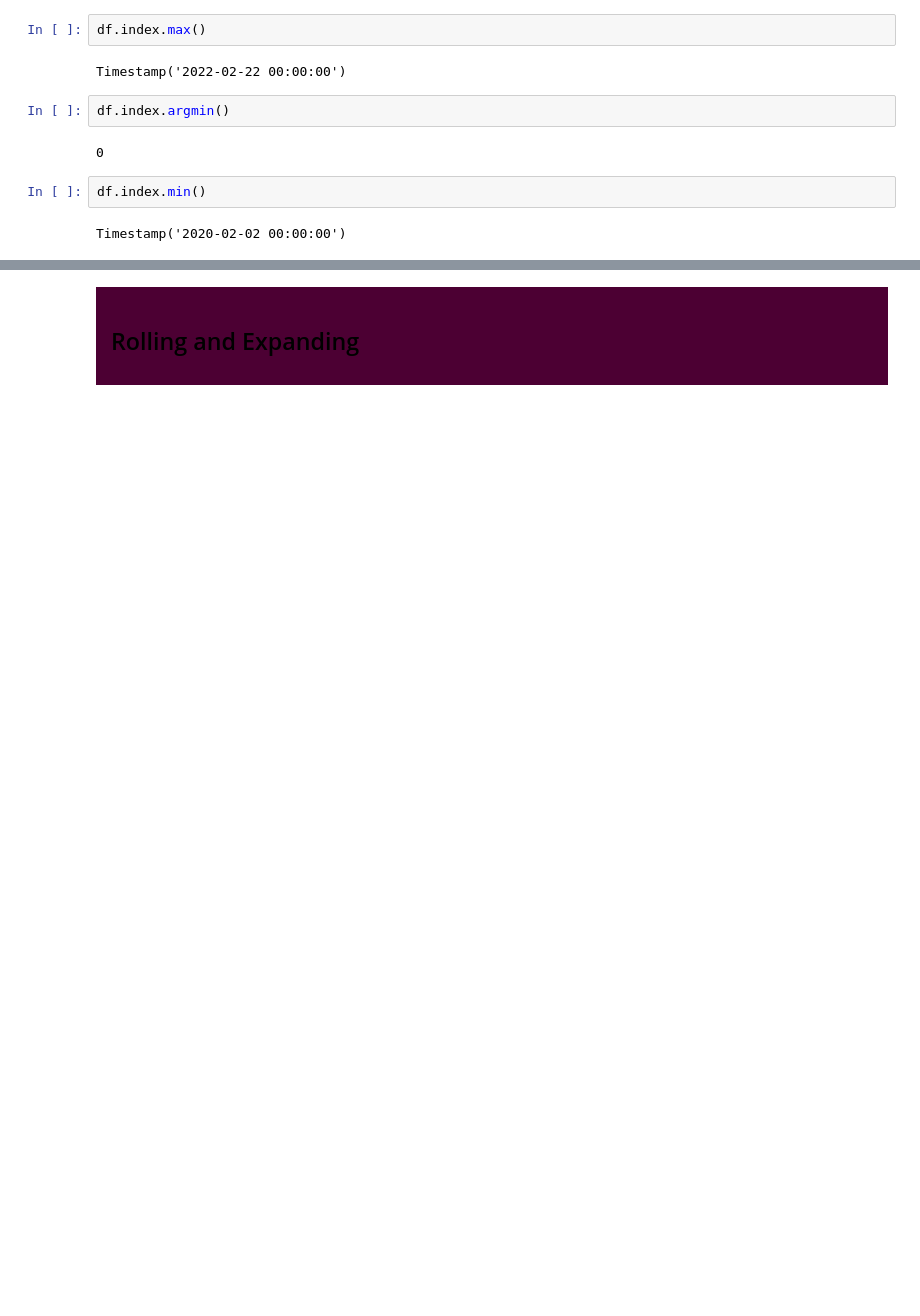
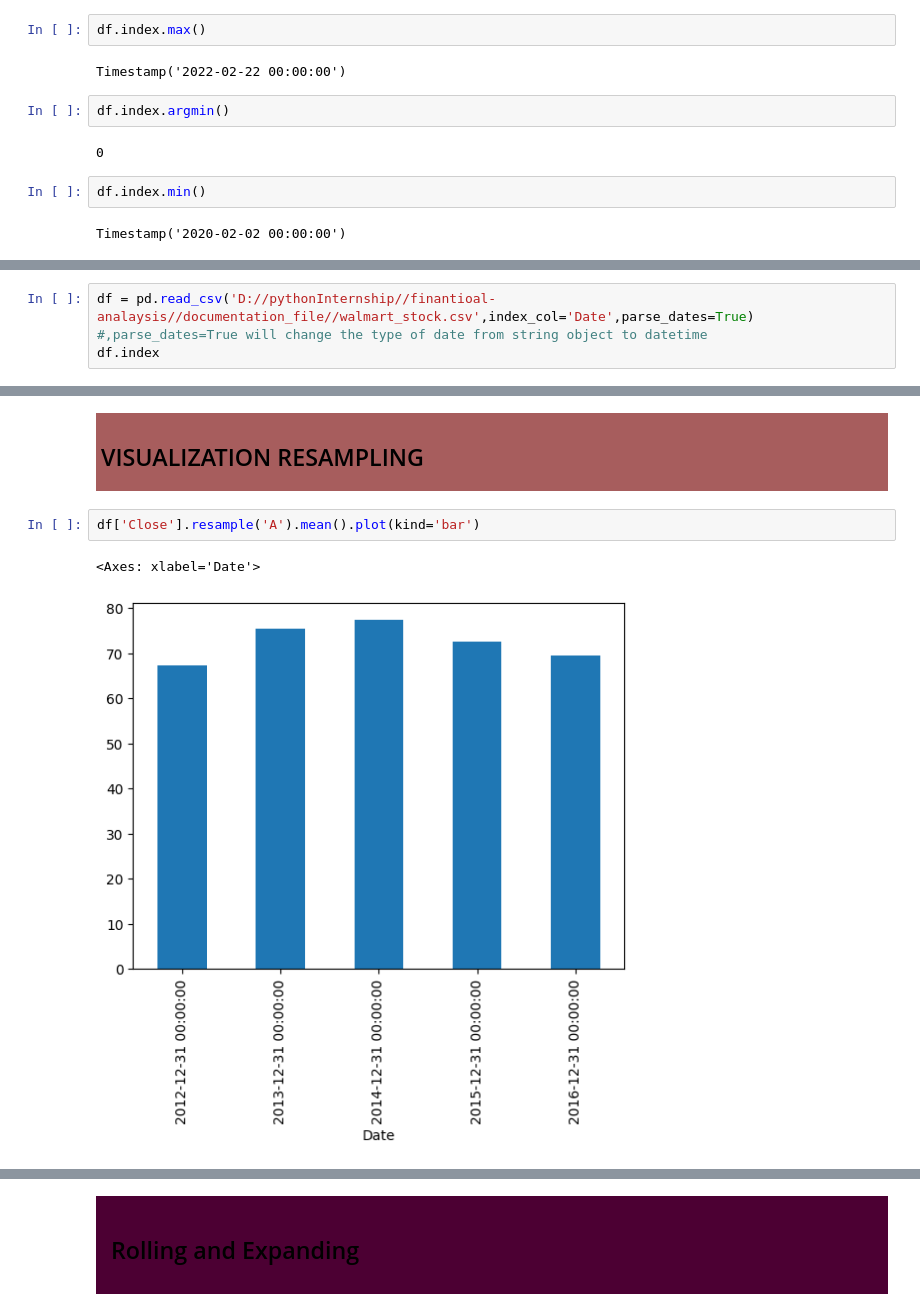
Before and after one commit to NiloofarSoltani/Financial-analysis-and-algorithmic-trading-with-python, a Jupyter notebook: pandas-timeseries.ipynb, the cells around one changed output, grey strips where cells are left out. Saved outputs shown, nothing was run; the diff lists cells and outputs as text; blank space fills up the shorter version.

```diff
--- a/pandas-timeseries.ipynb
+++ b/pandas-timeseries.ipynb
@@ -84,0 +154,3 @@ Timestamp('2020-02-02 00:00:00')
+# %%
+df = pd.read_csv('D://pythonInternship//finantioal-analaysis//documentation_file//walmart_stock.csv',index_col='Date',parse_dates=True) #,parse_dates=True will change the type of date from string object to datetime
+df.index
@@ -84,0 +250,7 @@ Timestamp('2020-02-02 00:00:00')
+# %% [markdown]
+<div style="background-color: #A75D5D; padding:5px; margin-left:50px" ><h2>VISUALIZATION RESAMPLING
+# %%
+df['Close'].resample('A').mean().plot(kind='bar')
+# %% [output]
+<Axes: xlabel='Date'>
+[figure, added]
```
Also changed, not shown: parts of 46 cells of this notebook.
